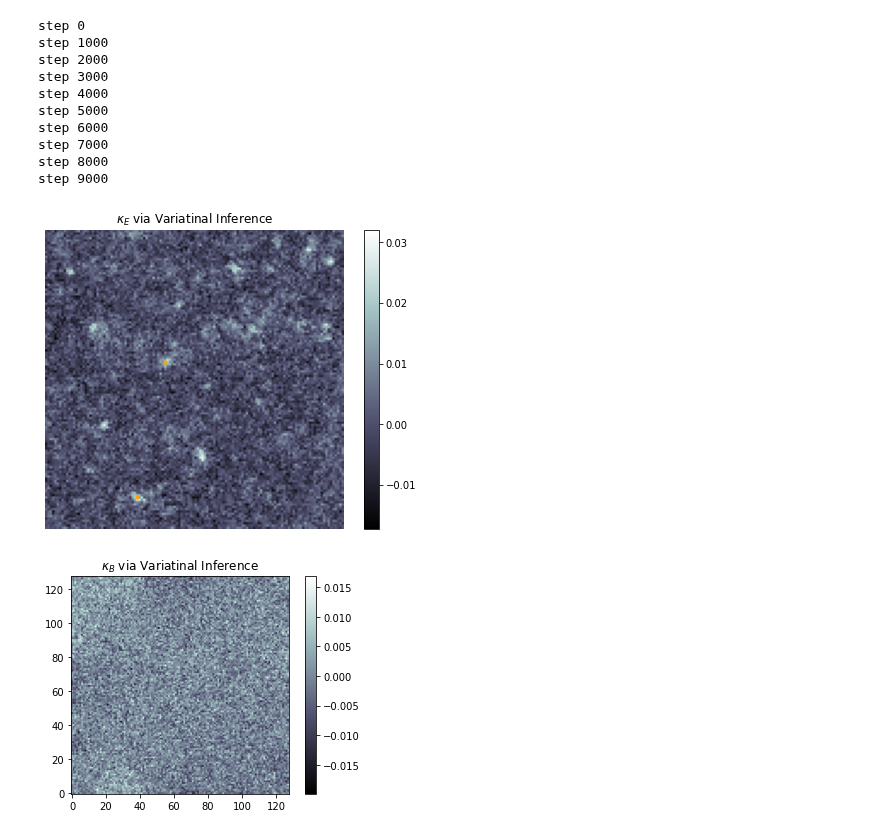
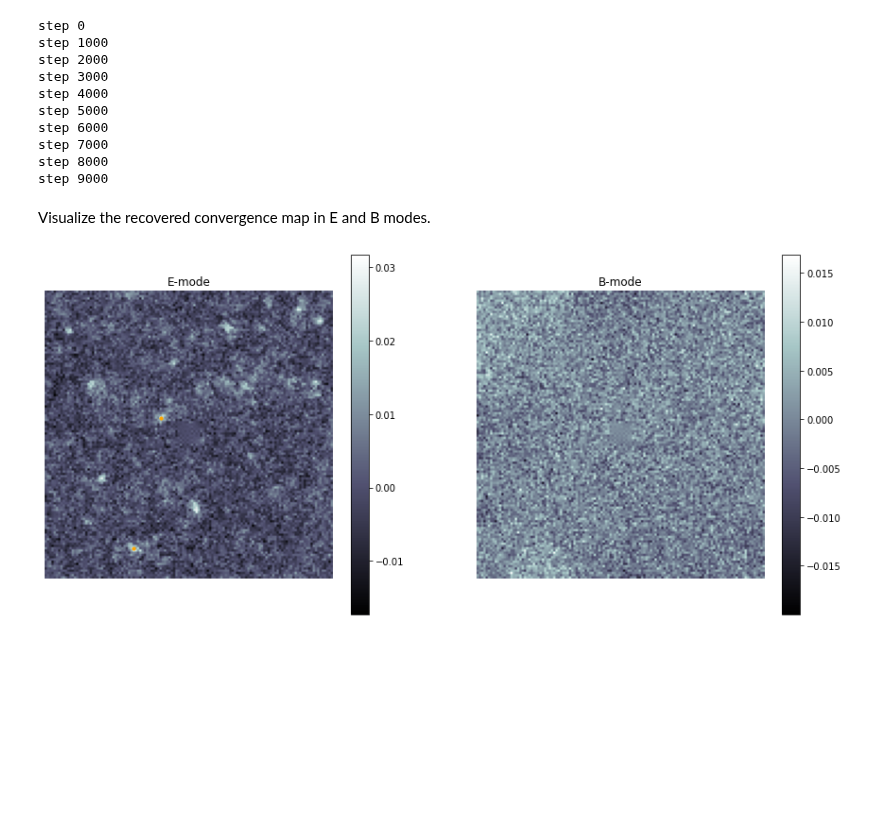
Before and after one commit to CosmoStat/jax-lensing, a Jupyter notebook: notebooks/multivariate-gaussian-vi.ipynb, the cells around one changed output. Cells and saved outputs as stored; diff of their text form; code cells hidden in the pictures; blank space fills up the shorter version.

Commit message:
add introduction & masked input shears

```diff
--- a/notebooks/multivariate-gaussian-vi.ipynb
+++ b/notebooks/multivariate-gaussian-vi.ipynb
@@ -31,0 +62,8 @@ def plot_convergence(kappaE, x, y, title=''):
+# %%
+# Mask the shear images to simulate missing data and observe how the model react
+mask1, mask2 = jnp.ones(e1map.shape), jnp.ones(e2map.shape)
+mask1 = jax.ops.index_update(mask1, jax.ops.index[59:70, 59:70], 0.)
+mask2 = jax.ops.index_update(mask2, jax.ops.index[59:70, 59:70], 0.)
+
+e1map = mask1 * e1map
+e2map = mask2 * e2map
@@ -39,16 +90,14 @@ def diag_gaussian_sample(rng, mean, log_std):
 # ========= Define the log-likelihood =========
 
 def log_likelihood(z):
-
-    # Import the galaxy catalog
-    cat = Table.read('../data/gal_cat.fits')
-    e1map, e2map = bin2d(cat['ra'], cat['dec'], v=(-cat['gamma1'], -cat['gamma2']), npix=128)
     x = jnp.stack([e1map,e2map], axis=0).flatten()
 
     z1, z2 = z[:z.shape[0]//2], z[z.shape[0]//2:]
 
     kE, kB = jnp.reshape(z1, (128, 128)), jnp.reshape(z2, (128, 128))
     gamma1, gamma2 = ks93inv(kE, kB)
+    gamma1 = mask1 * gamma1
+    gamma2 = mask2 * gamma2
 
     mean = jnp.stack([gamma1,gamma2], axis=0).flatten()
     dist = tfd.MultivariateNormalDiag(mean, jnp.ones(mean.shape))
@@ -83,26 +132,30 @@ def objective(params, t):
     return -batch_elbo(log_likelihood, rng, params, num_samples)
 
 # Set up optimizer.
-D = 2 * 128 * 128
+D = 2 * e1map.shape[0] * e1map.shape[1]
 
 init_mean = jnp.zeros(D)
 init_log_std  = jnp.ones(D)
 init_params = (init_mean, init_log_std)
-opt_init, opt_update, get_params = optimizers.sgd(0.0001)
+opt_init, opt_update, get_params = optimizers.sgd(1e-4)
 opt_state = opt_init(init_params)
 
 @jit
 def update(i, opt_state):
     params = get_params(opt_state)
-    gradient = grad(objective)(params, i)
-    #print('gradient', gradient)
-    return opt_update(i, gradient, opt_state)
+    loss, gradient = value_and_grad(objective)(params, i)
+    return loss, opt_update(i, gradient, opt_state)
+
+elbo_list = []
 
 # Main loop.
 print("Optimizing variational parameters...")
+
 for t in range(10000):
-    opt_state = update(t, opt_state)
+    loss, opt_state = update(t, opt_state)
     params = get_params(opt_state)
+    elbo_list.append(-loss)
+
     if t%1000==0:
         print('step', t)
 # %% [output]
@@ -128,18 +180,22 @@ step 9000
 kappa = params[0]
 kE, kB = kappa[:kappa.shape[0]//2], kappa[kappa.shape[0]//2:]
 kE, kB = jnp.reshape(kE, (128, 128)), jnp.reshape(kB, (128, 128))
+# %% [markdown]
+Visualize the recovered convergence map in E and B modes.
 # %%
 x, y, h = find_peaks2d(kE, threshold=0.03, include_border=True)
 # Plot peak positions over the convergence
-plot_convergence(kE, x, y, title='$\kappa_E$ via Variatinal Inference')
+plt.figure(figsize=(15, 7))
+plt.subplot(121)
+plot_convergence(kE, x, y)#, title='$\kappa_E$ via Variatinal Inference')
+plt.title('E-mode')
+plt.subplot(122)
+plt.imshow(kB, origin='lower', cmap='bone')
+plt.title('B-mode')
+plt.axis('off')
+plt.colorbar()
+
 
 plt.show()
 # %% [output]
-[figure, old version]
+[figure, new version]
-# %%
-plt.imshow(kB, origin='lower', cmap='bone')
-plt.colorbar()
-plt.title('$\kappa_B$ via Variatinal Inference')
-plt.show()
-# %% [output]
-[figure, removed]
```
Also changed, not shown: parts of 13 cells of this notebook.
